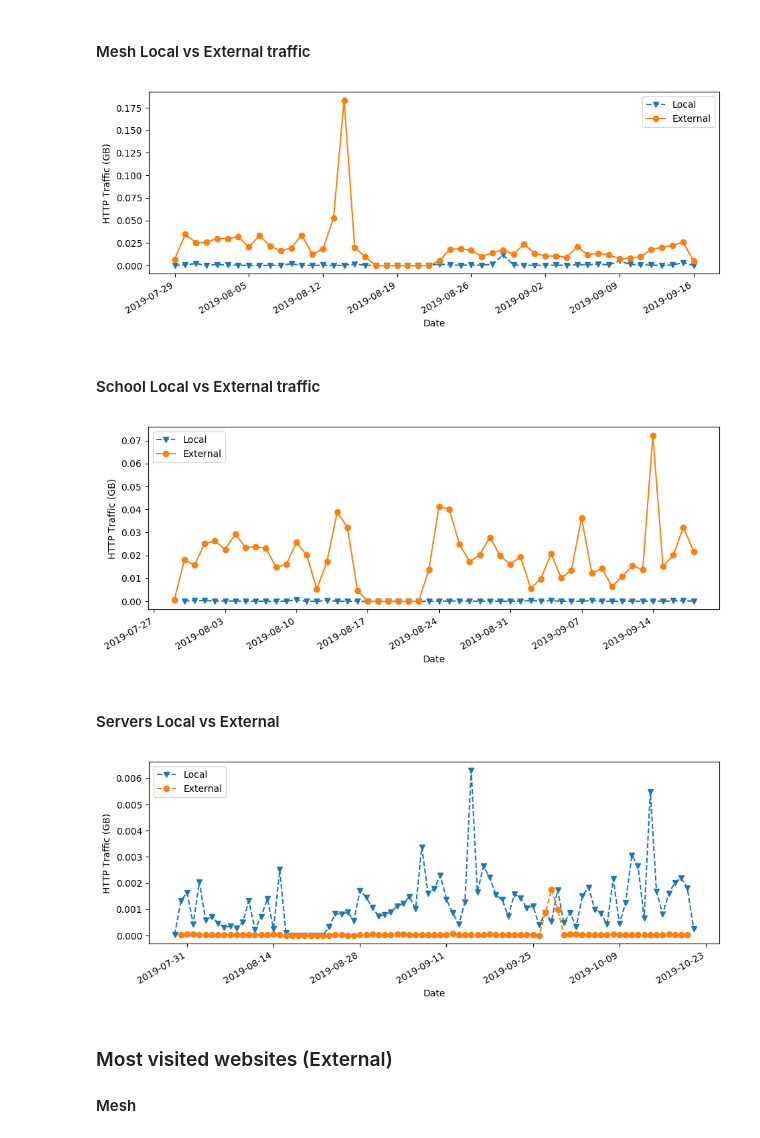
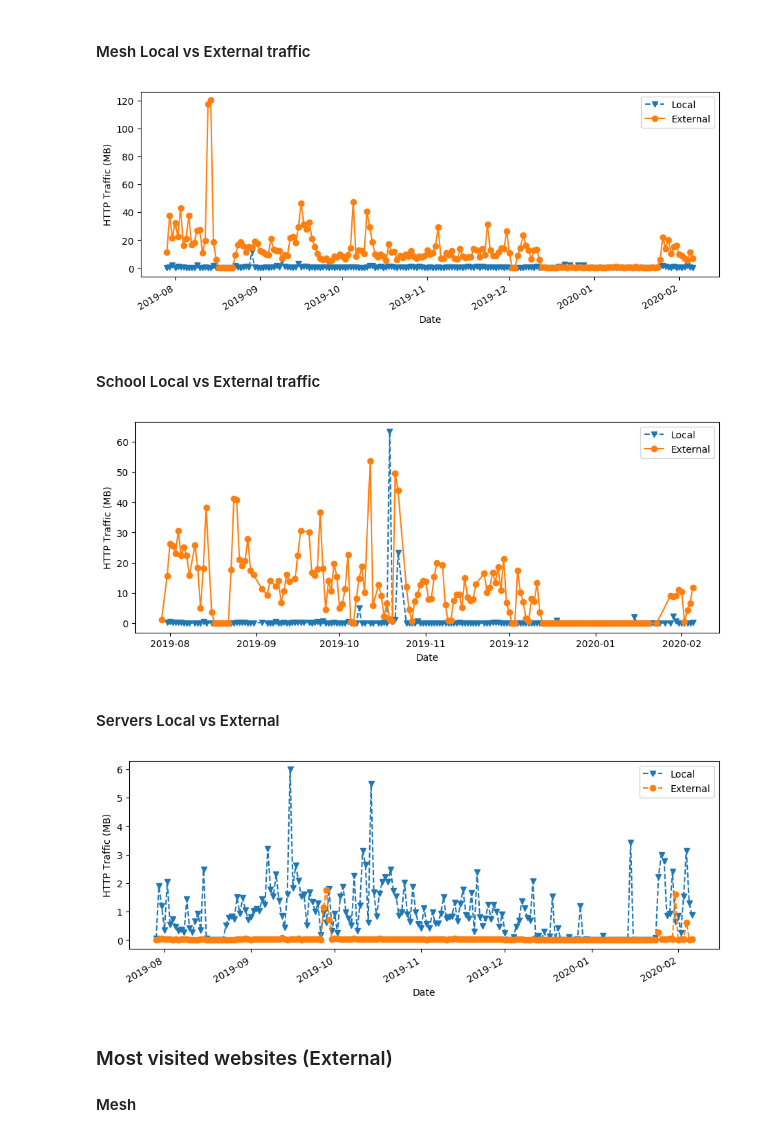
Before and after one commit to amreesh/inethi-traffic-analysis, a Jupyter notebook: web-traffic-analysis.ipynb, the cells around one changed output. Cells and saved outputs as stored; diff of their text form; code cells hidden in the pictures.

Commit message:
complete data set for http

```diff
--- a/web-traffic-analysis.ipynb
+++ b/web-traffic-analysis.ipynb
@@ -51,3 +75,6 @@ df_servers = pd.read_csv('data/stats/http/servers.csv', sep='|', error_bad_lines
+# %%
+df_school['date']=pd.to_datetime(df_school.time_epoch, unit='s')
+df_servers['date']=pd.to_datetime(df_servers.time_epoch, unit='s')
 # %% [markdown]
 ## User-agents
 Study the different types of user-agents and extract the phone and browser used
@@ -120,3 +147,6 @@ df_global_school_sum = sumTraffic(df_global_school, 'traffic')
+# %%
+df_local_school_sum = sumTraffic(df_local_school.iloc[:,[20,16]], 'traffic')
+df_global_school_sum = sumTraffic(df_global_school.iloc[:,[20,16]], 'traffic')
 # %% [markdown]
 #### Mesh Local vs External traffic
 # %%
@@ -126,10 +156,10 @@ fig, ax = plt.subplots(figsize=(11, 4))
 # df_local_school.plot(ax, x="date", y=["school"], kind="line", marker='.', linestyle='-')
 # df_local_servers.plot(ax, x="date", y=["servers"], kind="line", marker='.', linestyle='-')
 
-ax.plot(df_local_mesh_sum.date, df_local_mesh_sum.traffic, marker='v', linestyle='--', label='Local')
-ax.plot(df_global_mesh_sum.date, df_global_mesh_sum.traffic, marker='o', linestyle='-', label='External')
+ax.plot(df_local_mesh_sum.date, df_local_mesh_sum.traffic/1e+6, marker='v', linestyle='--', label='Local')
+ax.plot(df_global_mesh_sum.date, df_global_mesh_sum.traffic/1e+6, marker='o', linestyle='-', label='External')
 
-ax.set_ylabel('HTTP Traffic (GB)')
+ax.set_ylabel('HTTP Traffic (MB)')
 ax.set_xlabel('Date')
 #ax.set_yscale('symlog')
 fig.autofmt_xdate()
@@ -139,26 +169,30 @@ ax.legend()
 plt.savefig('plots/http_daily_traffic_mesh.pdf')
 plt.show()
 # %% [output]
-[figure, old version]
+[figure, new version]
+# %%
+df_global_school_sum = df_global_school_sum.dropna().drop([177,181,179])
+# %%
+df_local_school_sum = df_local_school_sum.dropna()
 # %% [markdown]
 #### School Local vs External traffic
 # %%
 fig, ax = plt.subplots(figsize=(11, 4))
 
-ax.plot(df_local_school_sum.date, df_local_school_sum.traffic, marker='v', linestyle='--', label='Local')
-ax.plot(df_global_school_sum.date, df_global_school_sum.traffic, marker='o', linestyle='-', label='External')
+ax.plot(df_local_school_sum.date, df_local_school_sum.traffic/1e+6, marker='v', linestyle='--', label='Local')
+ax.plot(df_global_school_sum.date, df_global_school_sum.traffic/1e+6, marker='o', linestyle='-', label='External')
 
-ax.set_ylabel('HTTP Traffic (GB)')
+ax.set_ylabel('HTTP Traffic (MB)')
 ax.set_xlabel('Date')
 #ax.set_yscale('log')
-fig.autofmt_xdate()
+#fig.autofmt_xdate()
 
 ax.legend()
 
 plt.savefig('plots/http_daily_traffic_school.pdf')
 plt.show()
 # %% [output]
-[figure, old version]
+[figure, new version]
 # %% [markdown]
 #### Servers Local vs External
 # %%
@@ -169,10 +204,10 @@ df_global_servers_sum = sumTraffic(df_global_servers, 'traffic')
 # %%
 fig, ax = plt.subplots(figsize=(11, 4))
 
-ax.plot(df_local_servers_sum.date, df_local_servers_sum.traffic, marker='v', linestyle='--', label='Local')
-ax.plot(df_global_servers_sum.date, df_global_servers_sum.traffic, marker='o', linestyle='--', label='External')
+ax.plot(df_local_servers_sum.date, df_local_servers_sum.traffic/1e+6, marker='v', linestyle='--', label='Local')
+ax.plot(df_global_servers_sum.date, df_global_servers_sum.traffic/1e+6, marker='o', linestyle='--', label='External')
 
-ax.set_ylabel('HTTP Traffic (GB)')
+ax.set_ylabel('HTTP Traffic (MB)')
 ax.set_xlabel('Date')
 #ax.set_yscale('log')
 fig.autofmt_xdate()
@@ -182,7 +217,7 @@ ax.legend()
 plt.savefig('plots/http_daily_traffic_servers.pdf')
 plt.show()
 # %% [output]
-[figure, old version]
+[figure, new version]
 # %% [markdown]
 ### Most visited websites (External)
 #### Mesh
```
Also changed, not shown: parts of 18 cells of this notebook, 10 other files.
